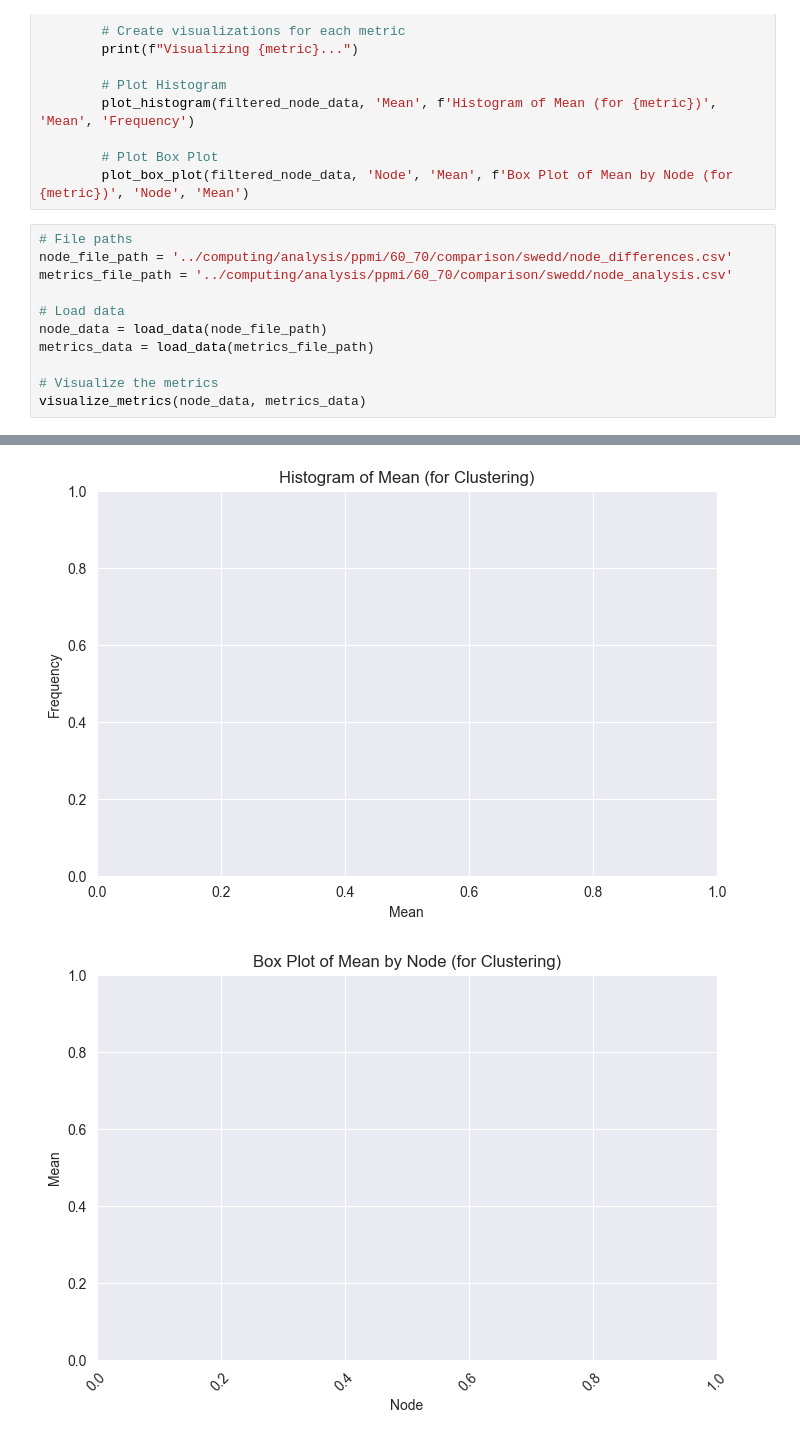
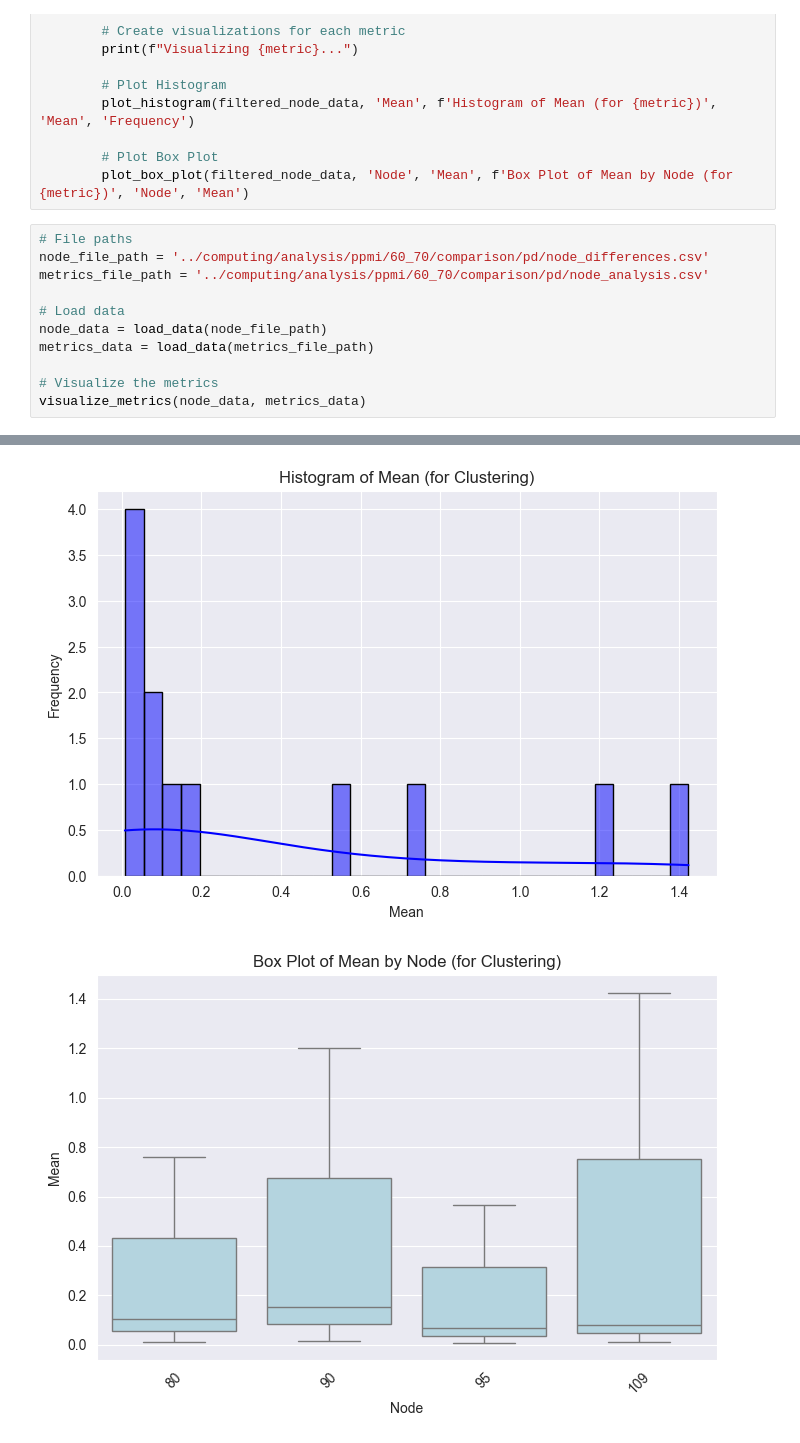
Before and after one commit to mattreturn1/NeuroGraph-Analysis, a Jupyter notebook: visualization/node_comparison_visual_analysis.ipynb, the cells around one changed output, grey strips where cells are left out. Drawn from its saved outputs; the diff is of its cells as text.

```diff
--- a/visualization/node_comparison_visual_analysis.ipynb
+++ b/visualization/node_comparison_visual_analysis.ipynb
@@ -56,8 +56,8 @@ def visualize_metrics(node_data, metrics_data):
         plot_box_plot(filtered_node_data, 'Node', 'Mean', f'Box Plot of Mean by Node (for {metric})', 'Node', 'Mean')
 # %%
 # File paths
-node_file_path = '../computing/analysis/ppmi/60_70/comparison/swedd/node_differences.csv'
-metrics_file_path = '../computing/analysis/ppmi/60_70/comparison/swedd/node_analysis.csv'
+node_file_path = '../computing/analysis/ppmi/60_70/comparison/pd/node_differences.csv'
+metrics_file_path = '../computing/analysis/ppmi/60_70/comparison/pd/node_analysis.csv'
 
 # Load data
 node_data = load_data(node_file_path)
@@ -72,4 +72,4 @@ Visualizing Closeness...
 Visualizing Clustering...
-[figure, old version]
+[figure, new version]
-[figure, old version]
+[figure, new version]
 Visualizing Degree...
```
Also changed, not shown: parts of 1 cell of this notebook.
